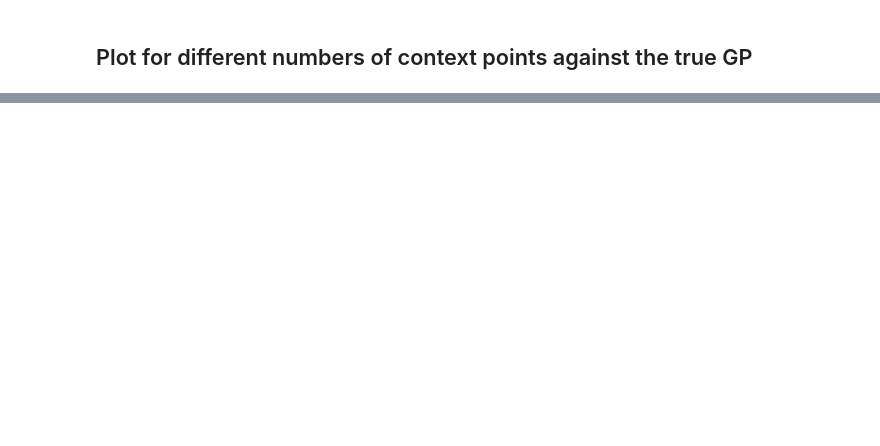
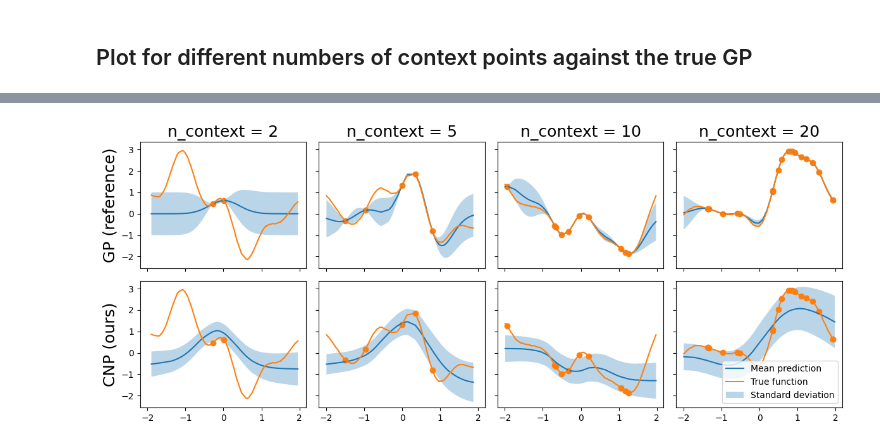
Before and after one commit to tonywu71/neural-processes, a Jupyter notebook: train_cnp_from_arbitrary_gp.ipynb, the cells around one changed output, grey strips where cells are left out. Drawn from its saved outputs; the diff is of its cells as text; code cells hidden in the pictures; blank space fills up the shorter version.

```diff
--- a/train_cnp_from_arbitrary_gp.ipynb
+++ b/train_cnp_from_arbitrary_gp.ipynb
@@ -163,14 +163,68 @@ for idx_plot, num_context in enumerate(list_num_context):
 # %% [markdown]
 ## Plot for different numbers of context points against the true GP
 # %%
+list_num_context = [2, 5, 10, 20]
 kernel = tfp.math.psd_kernels.ExponentiatedQuadratic(length_scale=KERNEL_LENGTH_SCALE)
 
-gp = tfd.GaussianProcessRegressionModel(
-            kernel=kernel,
-            index_points=target_x,
-            observation_index_points=context_x,
-            observations=context_y)
 
-x = tf.squeeze(gp.index_points)
-gp_mean_predict = gp.mean()
-gp_std_predict = gp.stddev()
+fig, axis = plt.subplots(2, len(list_num_context),
+                         figsize=(3*len(list_num_context), 5),
+                         sharex=True,
+                         sharey=True)
+
+
+for idx_plot, num_context in enumerate(list_num_context):
+    # --- CNP ---
+    (context_x, context_y, target_x), target_y = draw_single_example_from_arbitrary_gp(
+        kernel_length_scale=KERNEL_LENGTH_SCALE,
+        num_context=num_context,
+        num_target=100
+    )
+
+    plot_preds_from_single_example(model, context_x, context_y, target_x, target_y,
+                                   show_title=False, ax=axis[1, idx_plot])
+
+
+    # --- GP ---
+    gp = tfd.GaussianProcessRegressionModel(
+                kernel=kernel,
+                index_points=target_x,
+                observation_index_points=context_x,
+                observations=tf.squeeze(context_y),
+                jitter=1.0e-4
+    )
+
+    context_x = tf.squeeze(context_x)
+    target_x = tf.squeeze(target_x)
+    gp_mean_predict = gp.mean()
+    gp_std_predict = gp.stddev()
+
+    idx_x_sorted = tf.argsort(target_x)
+
+    target_x = tf.gather(target_x, idx_x_sorted)
+    target_y = tf.gather(target_y, idx_x_sorted)
+    gp_mean_predict = tf.gather(gp_mean_predict, idx_x_sorted)
+    gp_std_predict = tf.gather(gp_std_predict, idx_x_sorted)
+
+    plot_mean_with_std(x=target_x.numpy(),
+                       mean=gp_mean_predict.numpy(),
+                       std=gp_std_predict.numpy(),
+                       y_true=target_y.numpy(),
+                       ax=axis[0, idx_plot]
+    )
+
+    axis[0, idx_plot].scatter(context_x.numpy(), context_y.numpy())
+
+
+for ax, label in zip(axis[0, :], [f"n_context = {n}" for n in list_num_context]):
+    ax.set_title(label, size=18)
+
+for ax in axis.flatten()[:-1]:
+    ax.get_legend().remove()
+
+axis[0, 0].set_ylabel("GP (reference)", size=18)
+axis[1, 0].set_ylabel("CNP (ours)", size=18)
+
+
+fig.tight_layout()
+# %% [output]
@@ -176,0 +235 @@ gp_std_predict = gp.stddev()
+[figure, added]
```
Also changed, not shown: parts of 11 cells of this notebook.
